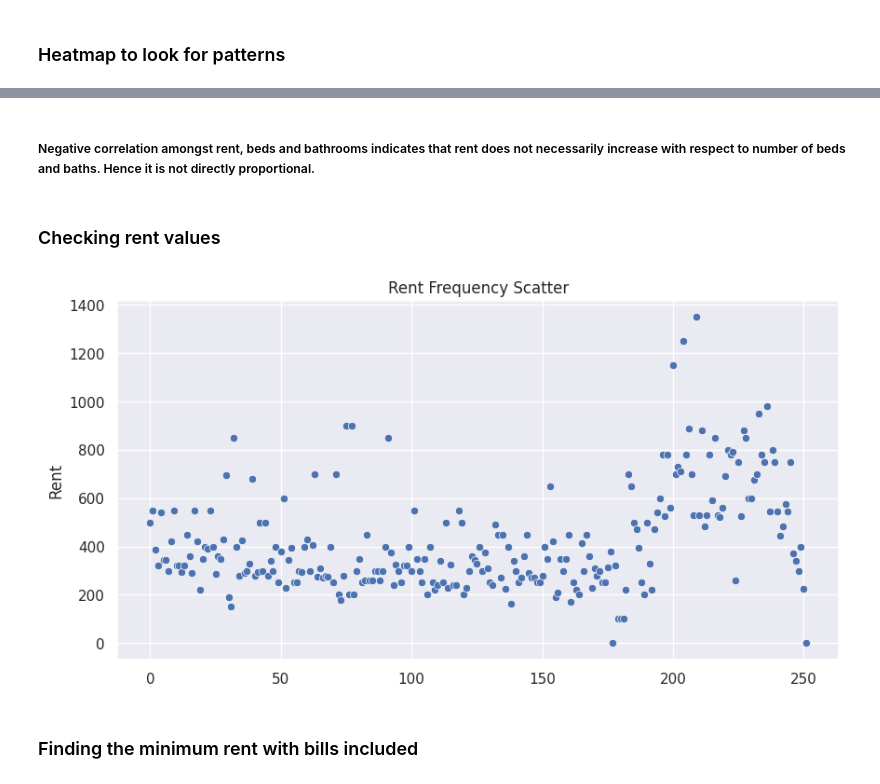
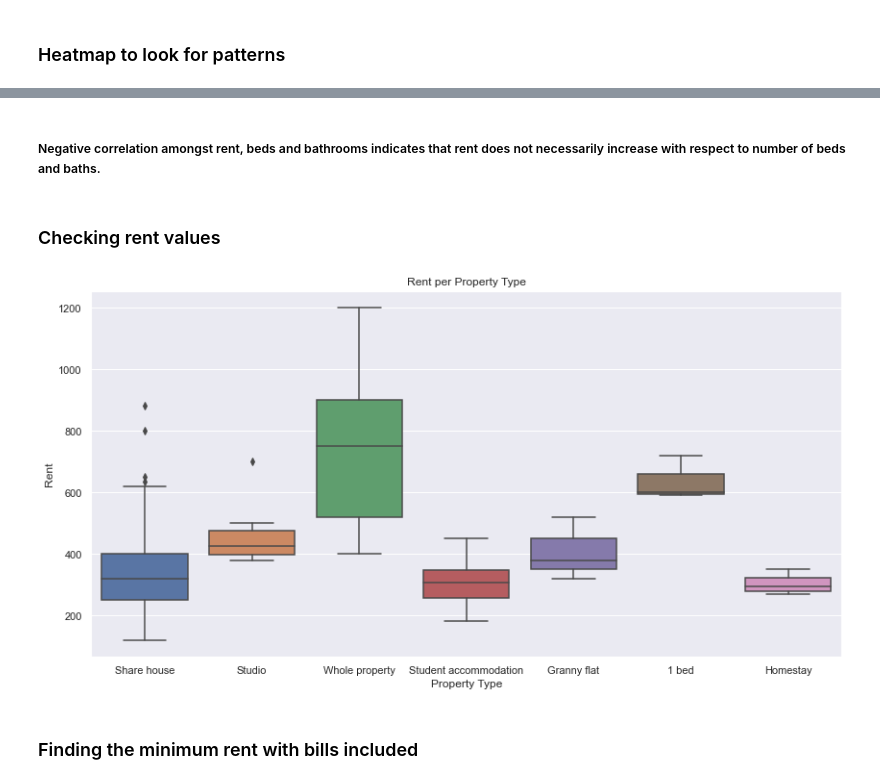
Before and after one commit to anshuman-111/flatmates-data, a Jupyter notebook: aggregator.ipynb, the cells around one changed output, grey strips where cells are left out. Cells and saved outputs as stored; diff of their text form; code cells hidden in the pictures.

```diff
--- a/aggregator.ipynb
+++ b/aggregator.ipynb
@@ -127,5 +124,0 @@ df.describe()
-# %%
-# Creating scatterplot for rent values vs. frequency
-sns.set(rc={"figure.figsize":(10,5)})
-sns.scatterplot(df["rent_pw"])
-plt.show()
@@ -163,16 +152,17 @@ plt.show()
 # %% [markdown]
-##### Negative correlation amongst rent, beds and bathrooms indicates that rent does not necessarily increase with respect to number of beds and baths. Hence it is not directly proportional.
+##### Negative correlation amongst rent, beds and bathrooms indicates that rent does not necessarily increase with respect to number of beds and baths.
 # %% [markdown]
 ### Checking rent values
 # %%
-# Checking for more outliers by creating scatterplot
-sns.set(rc={"figure.figsize":(10,5)})
-sns.scatterplot(df["rent_pw"])
+# Checking for more outliers by creating boxplots
+sns.set(rc={"figure.figsize":(14,7)})
+sns.boxplot(df['prop_type'], df["rent_pw"])
+plt.xlabel("Property Type")
 plt.ylabel("Rent")
-plt.title("Rent Frequency Scatter")
+plt.title("Rent per Property Type")
 plt.show()
 # %% [output]
-[figure, old version]
+[figure, new version]
 # %% [markdown]
 ### Finding the minimum rent with bills included
 # %%
```
Also changed, not shown: parts of 14 cells of this notebook.
